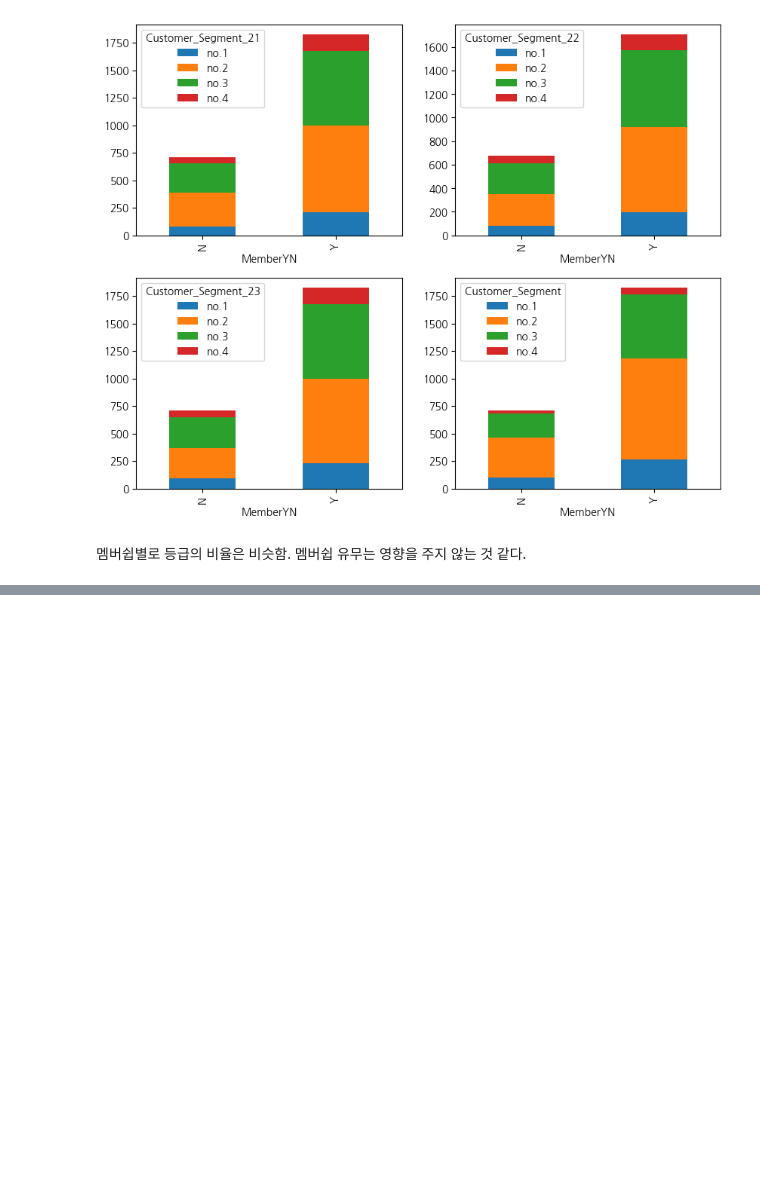
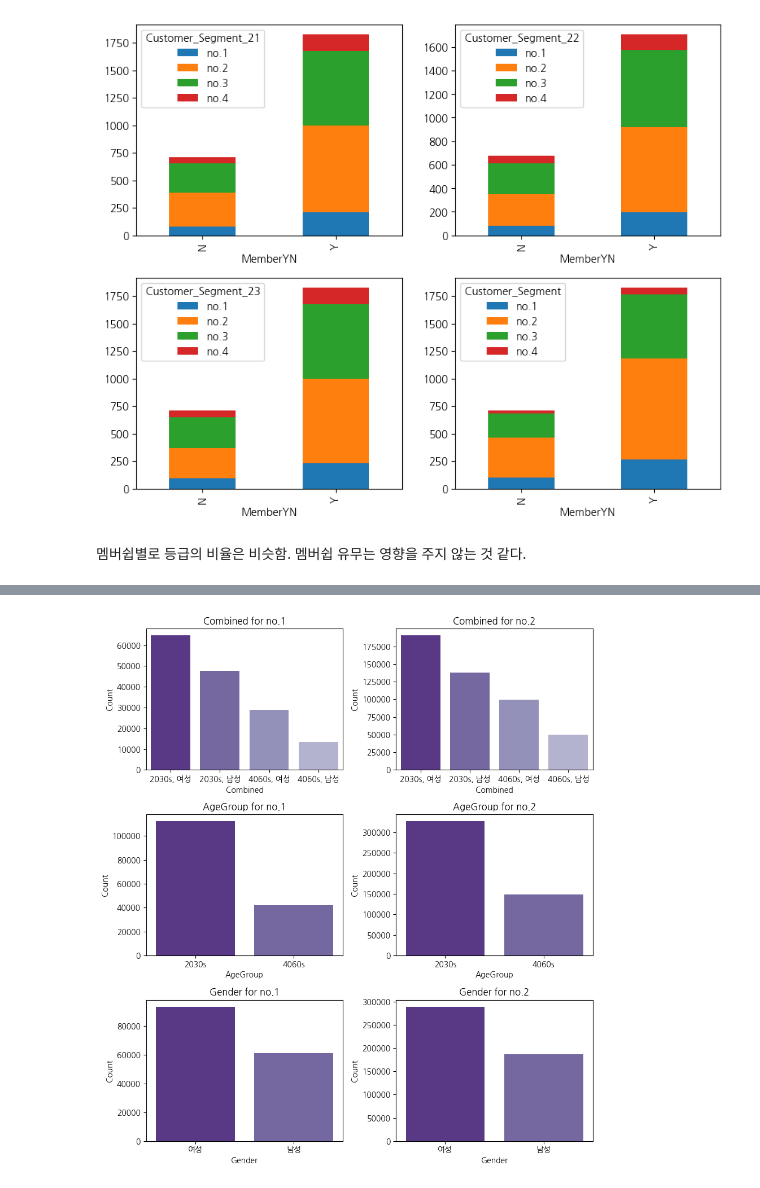
Before and after one commit to Seojiii/kurly_project, a Jupyter notebook: 0318_HY_RFM3.ipynb, the cells around one changed output, grey strips where cells are left out. Cells and saved outputs as stored; diff of their text form; code cells hidden in the pictures; blank space fills up the shorter version.

```diff
--- a/0318_HY_RFM3.ipynb
+++ b/0318_HY_RFM3.ipynb
@@ -61,6 +61,11 @@ import numpy as np
 import matplotlib as mpl
 import matplotlib.pyplot as plt
 import seaborn as sns
+
+palette = sns.color_palette('Purples')
+palette.reverse()
+
+sns.set_palette("Purples")
 # %%
 # 한글폰트 설정
 mpl.rc("font",family = "NanumGothic")
@@ -694,0 +702,2 @@ segment_counts.plot(kind='bar', stacked=True, ax=axes[1, 1])
+# %%
+Kurly = pd.merge(kurly,merge_rfm,on='idUser')
@@ -694,0 +730,3 @@ segment_counts.plot(kind='bar', stacked=True, ax=axes[1, 1])
+# %%
+Kurly_segment_user = Kurly[['idUser','Gender', 'Age', 'FamilyCount', 'MemberYN', 'AgeGroup','Combined','Customer_Segment']]
+Kurly_segment_user.head()
@@ -694,0 +740,69 @@ segment_counts.plot(kind='bar', stacked=True, ax=axes[1, 1])
+# %%
+plt.figure(figsize=(9, 10))  # 전체 그래프의 크기 설정
+
+palette = sns.color_palette('Purples')  # 팔레트 설정
+palette.reverse()  # 팔레트 순서 뒤집기
+
+# 첫 번째 subplot
+plt.subplot(3, 2, 1)
+df1 = pd.DataFrame(Kurly_segment_user[Kurly_segment_user['Customer_Segment']=='no.1'].value_counts('Combined'))
+df1 = df1.rename(columns={0: 'Count'})
+
+sns.barplot(data=df1, x='Combined', y='Count', palette=palette)
+plt.title('Combined for no.1')
+plt.xlabel('Combined')
+plt.ylabel('Count')
+
+# 두 번째 subplot
+plt.subplot(3, 2, 3)
+df2 = pd.DataFrame(Kurly_segment_user[Kurly_segment_user['Customer_Segment']=='no.1'].value_counts('AgeGroup'))
+df2 = df2.rename(columns={0: 'Count'})
+
+sns.barplot(data=df2, x='AgeGroup', y='Count', palette=palette)
+plt.title('AgeGroup for no.1')
+plt.xlabel('AgeGroup')
+plt.ylabel('Count')
+
+# 세 번째 subplot
+plt.subplot(3, 2, 5)
+df3 = pd.DataFrame(Kurly_segment_user[Kurly_segment_user['Customer_Segment']=='no.1'].value_counts('Gender'))
+df3 = df3.rename(columns={0: 'Count'})
+
+sns.barplot(data=df3, x='Gender', y='Count', palette=palette)
+plt.title('Gender for no.1')
+plt.xlabel('Gender')
+plt.ylabel('Count')
+
+# 네 번째 subplot
+plt.subplot(3, 2, 2)
+df1 = pd.DataFrame(Kurly_segment_user[Kurly_segment_user['Customer_Segment']=='no.2'].value_counts('Combined'))
+df1 = df1.rename(columns={0: 'Count'})
+
+sns.barplot(data=df1, x='Combined', y='Count', palette=palette)
+plt.title('Combined for no.2')
+plt.xlabel('Combined')
+plt.ylabel('Count')
+
+# 다섯 번째 subplot
+plt.subplot(3, 2, 4)
+df2 = pd.DataFrame(Kurly_segment_user[Kurly_segment_user['Customer_Segment']=='no.2'].value_counts('AgeGroup'))
+df2 = df2.rename(columns={0: 'Count'})
+
+sns.barplot(data=df2, x='AgeGroup', y='Count', palette=palette)
+plt.title('AgeGroup for no.2')
+plt.xlabel('AgeGroup')
+plt.ylabel('Count')
+
+# 여섯 번째 subplot
+plt.subplot(3, 2, 6)
+df3 = pd.DataFrame(Kurly_segment_user[Kurly_segment_user['Customer_Segment']=='no.2'].value_counts('Gender'))
+df3 = df3.rename(columns={0: 'Count'})
+
+sns.barplot(data=df3, x='Gender', y='Count', palette=palette)
+plt.title('Gender for no.2')
+plt.xlabel('Gender')
+plt.ylabel('Count')
+
+plt.tight_layout()  # 그래프 간격 조정
+plt.show()
+# %% [output]
@@ -694,0 +826 @@ segment_counts.plot(kind='bar', stacked=True, ax=axes[1, 1])
+[figure, added]
```
Also changed, not shown: parts of 12 cells of this notebook.
